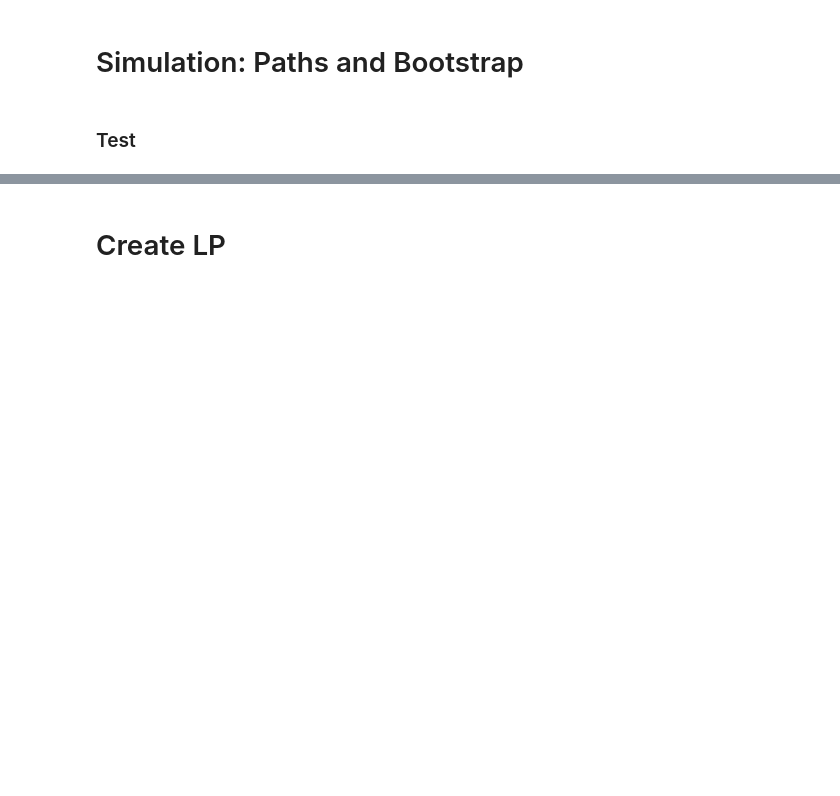
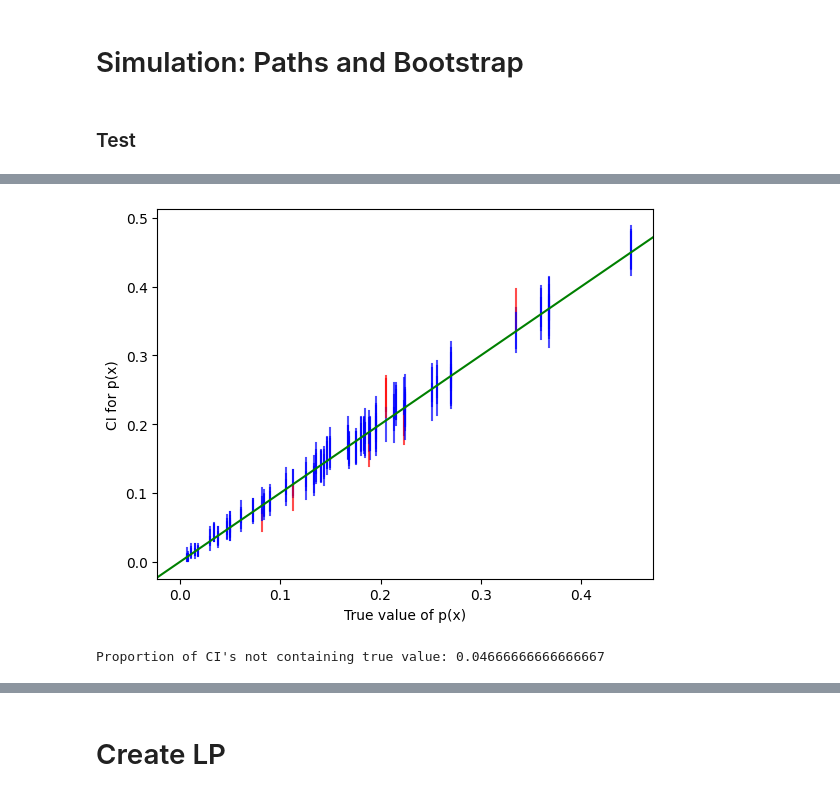
Before and after one commit to willjgh/M4R, a Jupyter notebook: birth_death_reaction.ipynb, the cells around one changed output, grey strips where cells are left out. Cells and saved outputs as stored; diff of their text form; code cells hidden in the pictures; blank space fills up the shorter version.

Commit message:
Updated and added to bootstrap confidence interval analysis

```diff
--- a/birth_death_reaction.ipynb
+++ b/birth_death_reaction.ipynb
@@ -126,0 +125,44 @@ We find CI's for the first 10 states for a range of parameter values, plotting C
+# %%
+def CI_analysis_1(n, N):
+    """
+    Plot confidence interval estimates for a range of stationary values p(x)
+    n = number of samples (from the stationary distribution)
+    N = number of bootstrap samples (resamples with replacement of size n)
+    """
+    # fix k2
+    k2 = 1
+    # take selection of p(x)'s
+    x_min = 0
+    x_max = 5
+    count = 0
+    count_red = 0
+    # range of k1 parameter values
+    for k1 in 3 * [0.8, 1, 1.5, 2, 2.5, 3, 3.5, 4, 4.5, 5]:
+    #for k1 in [1 for x in range(30)]:
+        # true p(x) values
+        true_p = [(k1 / k2)**k * math.exp(-k1 / k2) / math.factorial(k) for k in range(x_min, x_max)]
+        # bootstrap estimates
+        estimates, intervals = bootstrap([x for x in range(x_min, x_max)],0,[k1,k2],100,n,N)
+        # plot each CI
+        for i in range(x_max - x_min):
+            p = true_p[i]
+            l = intervals[i][0]
+            u = intervals[i][1]
+            count += 1
+            if l <= p and p <= u:
+                color = "blue"
+            else:
+                color = "red"
+                count_red += 1
+            plt.plot([p, p], [l, u], color=color, alpha=0.7)
+    plt.axline([0, 0], slope=1, color="green")
+    plt.xlabel("True value of p(x)")
+    plt.ylabel("CI for p(x)")
+    plt.show()
+
+    print(f"Proportion of CI's not containing true value: {count_red / count}")
+# %%
+CI_analysis_1(1000, 1000)
+# %% [output]
+[figure, added]
+Proportion of CI's not containing true value: 0.04666666666666667
```
Also changed, not shown: parts of 26 cells of this notebook.
